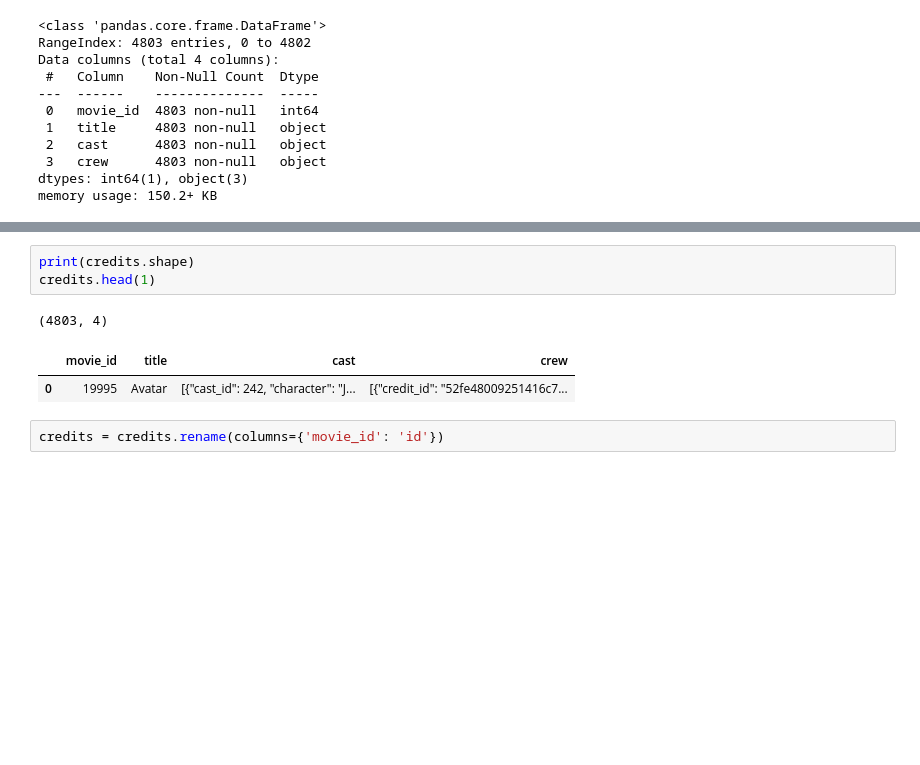
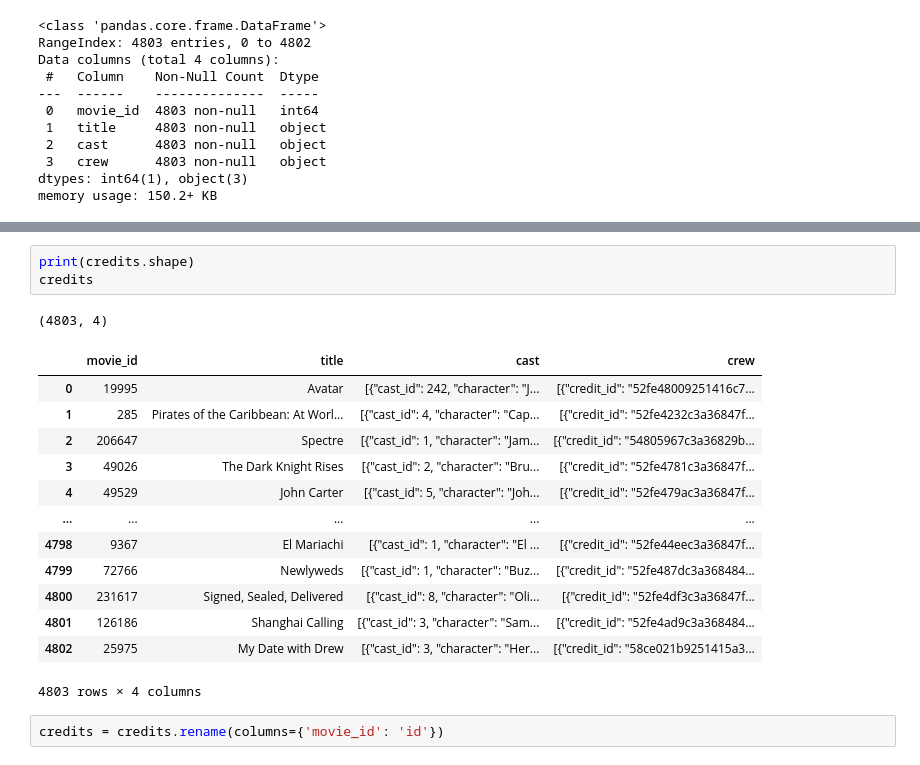
Before and after one commit to SebastianGomez5/movie-recommender-system, a Jupyter notebook: RecomenderMovie.ipynb, the cells around one changed output, grey strips where cells are left out. Cells and saved outputs as stored; diff of their text form; blank space fills up the shorter version.

```diff
--- a/RecomenderMovie.ipynb
+++ b/RecomenderMovie.ipynb
@@ -48,11 +64,22 @@ movies.head(1)
 | 0 | 237000000 | [{"id": 28, "name": "Action"}, {"... | http://www.avatarmovie.com/ | 19995 | [{"id": 1463, "name": "culture cl... | en | Avatar | In the 22nd century, a paraplegic... | ... |
 # %%
 print(credits.shape)
-credits.head(1)
+credits
 # %% [output]
 (4803, 4)
 |  | movie_id | title | cast | crew |
 | 0 | 19995 | Avatar | [{"cast_id": 242, "character": "J... | [{"credit_id": "52fe48009251416c7... |
+| 1 | 285 | Pirates of the Caribbean: At Worl... | [{"cast_id": 4, "character": "Cap... | [{"credit_id": "52fe4232c3a36847f... |
+| 2 | 206647 | Spectre | [{"cast_id": 1, "character": "Jam... | [{"credit_id": "54805967c3a36829b... |
+| 3 | 49026 | The Dark Knight Rises | [{"cast_id": 2, "character": "Bru... | [{"credit_id": "52fe4781c3a36847f... |
+| 4 | 49529 | John Carter | [{"cast_id": 5, "character": "Joh... | [{"credit_id": "52fe479ac3a36847f... |
+| ... | ... | ... | ... | ... |
+| 4798 | 9367 | El Mariachi | [{"cast_id": 1, "character": "El ... | [{"credit_id": "52fe44eec3a36847f... |
+| 4799 | 72766 | Newlyweds | [{"cast_id": 1, "character": "Buz... | [{"credit_id": "52fe487dc3a368484... |
+| 4800 | 231617 | Signed, Sealed, Delivered | [{"cast_id": 8, "character": "Oli... | [{"credit_id": "52fe4df3c3a36847f... |
+| 4801 | 126186 | Shanghai Calling | [{"cast_id": 3, "character": "Sam... | [{"credit_id": "52fe4ad9c3a368484... |
+| 4802 | 25975 | My Date with Drew | [{"cast_id": 3, "character": "Her... | [{"credit_id": "58ce021b9251415a3... |
+4803 rows × 4 columns
 # %%
 credits = credits.rename(columns={'movie_id': 'id'})
 # %%
```
Also changed, not shown: parts of 21 cells of this notebook.
